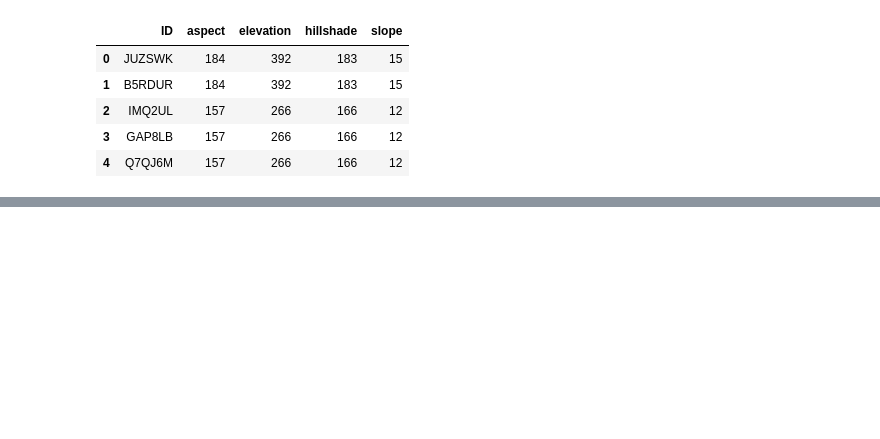
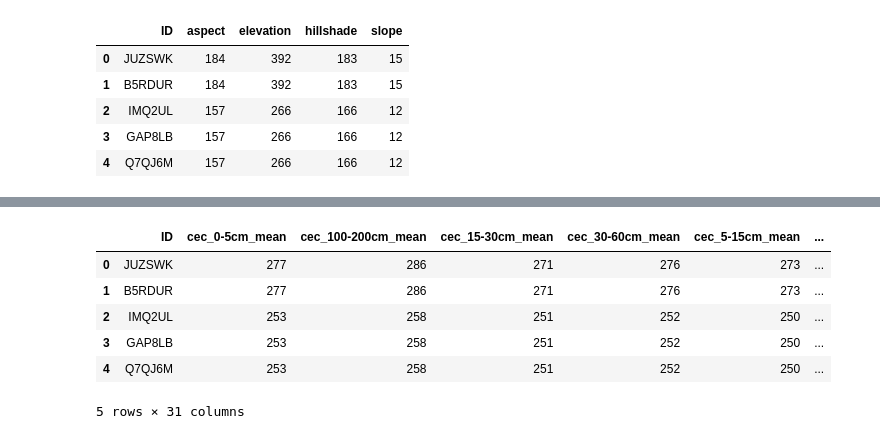
Before and after one commit to lucknera/projekt_interdyscyplinarny, a Jupyter notebook: models/olek-fe.ipynb, the cells around one changed output, grey strips where cells are left out. Drawn from its saved outputs; the diff is of its cells as text; code cells hidden in the pictures; blank space fills up the shorter version.

```diff
--- a/models/olek-fe.ipynb
+++ b/models/olek-fe.ipynb
@@ -690,0 +741,11 @@ features_comb.to_csv('../features/olek-features.csv', index=False)
+# %%
+SG_features.drop(columns=['system:index', 'Longitude', 'Latitude', '.geo'], inplace=True)
+SG_features.head()
+# %% [output]
+|  | ID | cec_0-5cm_mean | cec_100-200cm_mean | cec_15-30cm_mean | cec_30-60cm_mean | cec_5-15cm_mean | ... |
+| 0 | JUZSWK | 277 | 286 | 271 | 276 | 273 | ... |
+| 1 | B5RDUR | 277 | 286 | 271 | 276 | 273 | ... |
+| 2 | IMQ2UL | 253 | 258 | 251 | 252 | 250 | ... |
+| 3 | GAP8LB | 253 | 258 | 251 | 252 | 250 | ... |
+| 4 | Q7QJ6M | 253 | 258 | 251 | 252 | 250 | ... |
+5 rows × 31 columns
```
Also changed, not shown: parts of 22 cells of this notebook, 3 other files.
